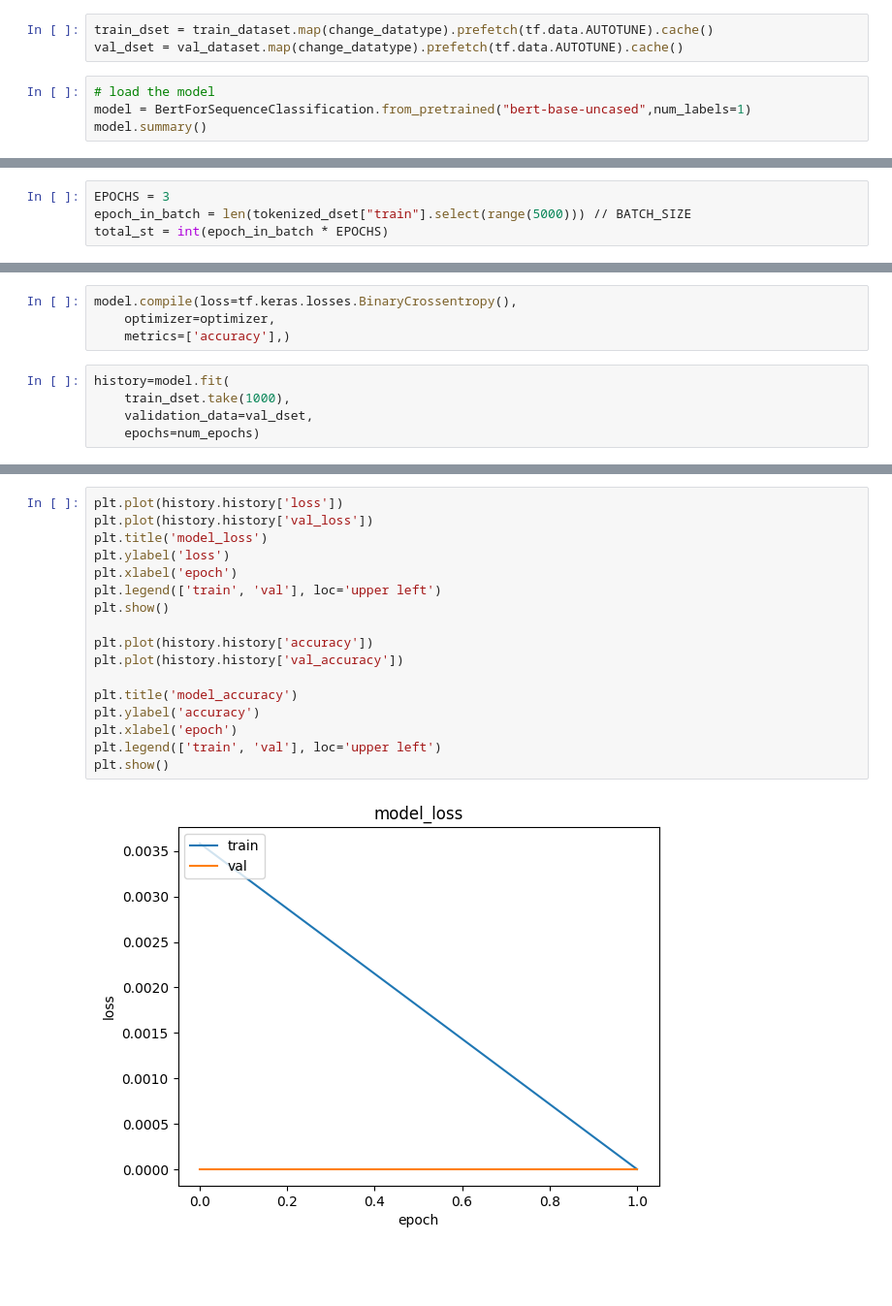
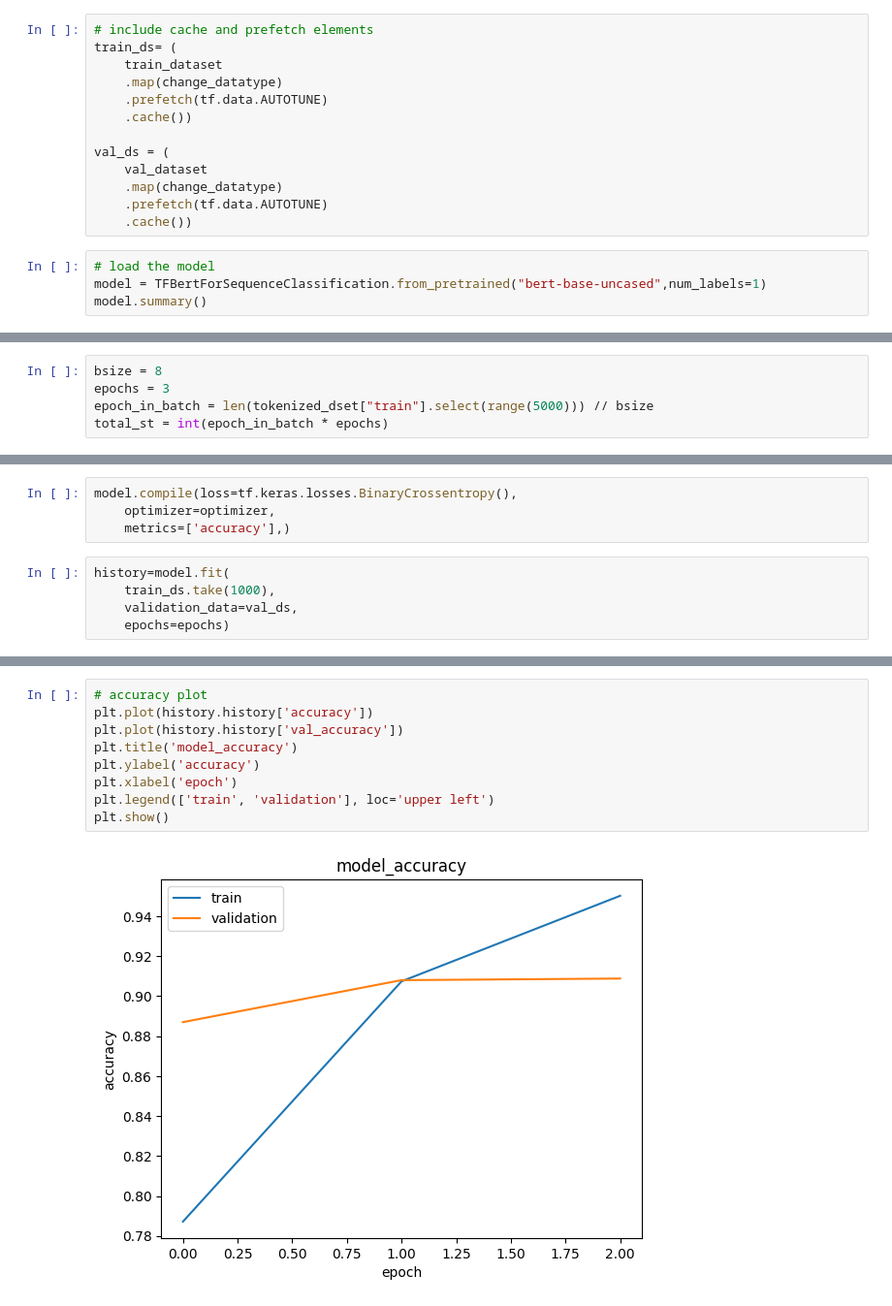
Before and after one commit to bksat90/LLM, a Jupyter notebook: LLM_project.ipynb, the cells around one changed output, grey strips where cells are left out. Shown: that part at 97% size. Cells and saved outputs as stored; diff of their text form; blank space fills up the shorter version.

```diff
--- a/LLM_project.ipynb
+++ b/LLM_project.ipynb
@@ -127,11 +127,21 @@ def change_datatype(data):
           'token_type_ids':data['token_type_ids'],
           'attention_mask':data['attention_mask'],},data['label']
 # %%
-train_dset = train_dataset.map(change_datatype).prefetch(tf.data.AUTOTUNE).cache()
-val_dset = val_dataset.map(change_datatype).prefetch(tf.data.AUTOTUNE).cache()
+# include cache and prefetch elements
+train_ds= (
+    train_dataset
+    .map(change_datatype)
+    .prefetch(tf.data.AUTOTUNE)
+    .cache())
+
+val_ds = (
+    val_dataset
+    .map(change_datatype)
+    .prefetch(tf.data.AUTOTUNE)
+    .cache())
 # %%
 # load the model
-model = BertForSequenceClassification.from_pretrained("bert-base-uncased",num_labels=1)
+model = TFBertForSequenceClassification.from_pretrained("bert-base-uncased",num_labels=1)
 model.summary()
 # %% [output]
 All PyTorch model weights were used when initializing TFBertForSequenceClassification.
@@ -154,9 +164,10 @@ Trainable params: 109483009 (417.64 MB)
 Non-trainable params: 0 (0.00 Byte)
 _________________________________________________________________
 # %%
-EPOCHS = 3
-epoch_in_batch = len(tokenized_dset["train"].select(range(5000))) // BATCH_SIZE
-total_st = int(epoch_in_batch * EPOCHS)
+bsize = 8
+epochs = 3
+epoch_in_batch = len(tokenized_dset["train"].select(range(5000))) // bsize
+total_st = int(epoch_in_batch * epochs)
 # %%
 total_st
 # %% [output]
@@ -171,7 +182,7 @@ model.compile(loss=tf.keras.losses.BinaryCrossentropy(),
     metrics=['accuracy'],)
 # %%
 history=model.fit(
-    train_dset.take(1000),
-    validation_data=val_dset,
-    epochs=num_epochs)
+    train_ds.take(1000),
+    validation_data=val_ds,
+    epochs=epochs)
 # %% [output]
@@ -182,19 +206,11 @@ Epoch 2/2
 # %%
-plt.plot(history.history['loss'])
-plt.plot(history.history['val_loss'])
-plt.title('model_loss')
-plt.ylabel('loss')
-plt.xlabel('epoch')
-plt.legend(['train', 'val'], loc='upper left')
-plt.show()
-
+# accuracy plot
 plt.plot(history.history['accuracy'])
 plt.plot(history.history['val_accuracy'])
-
 plt.title('model_accuracy')
 plt.ylabel('accuracy')
 plt.xlabel('epoch')
-plt.legend(['train', 'val'], loc='upper left')
+plt.legend(['train', 'validation'], loc='upper left')
 plt.show()
 # %% [output]
-[figure, old version]
+[figure, new version]
```
Also changed, not shown: parts of 10 cells of this notebook.
